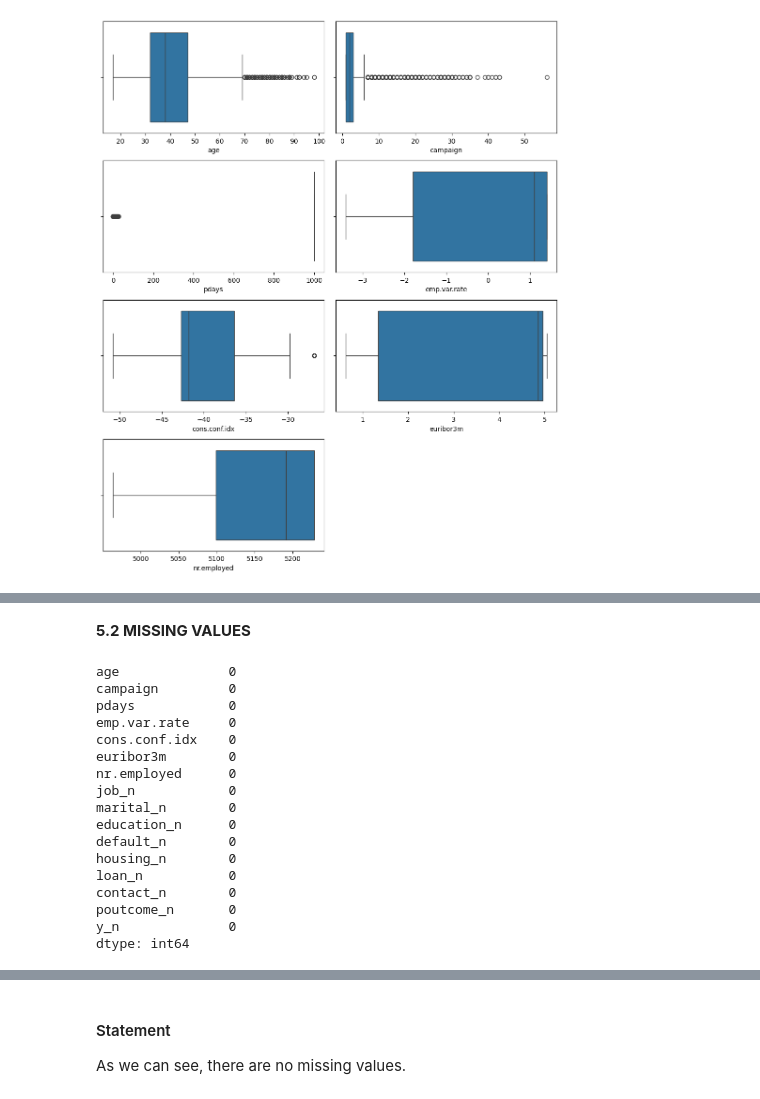
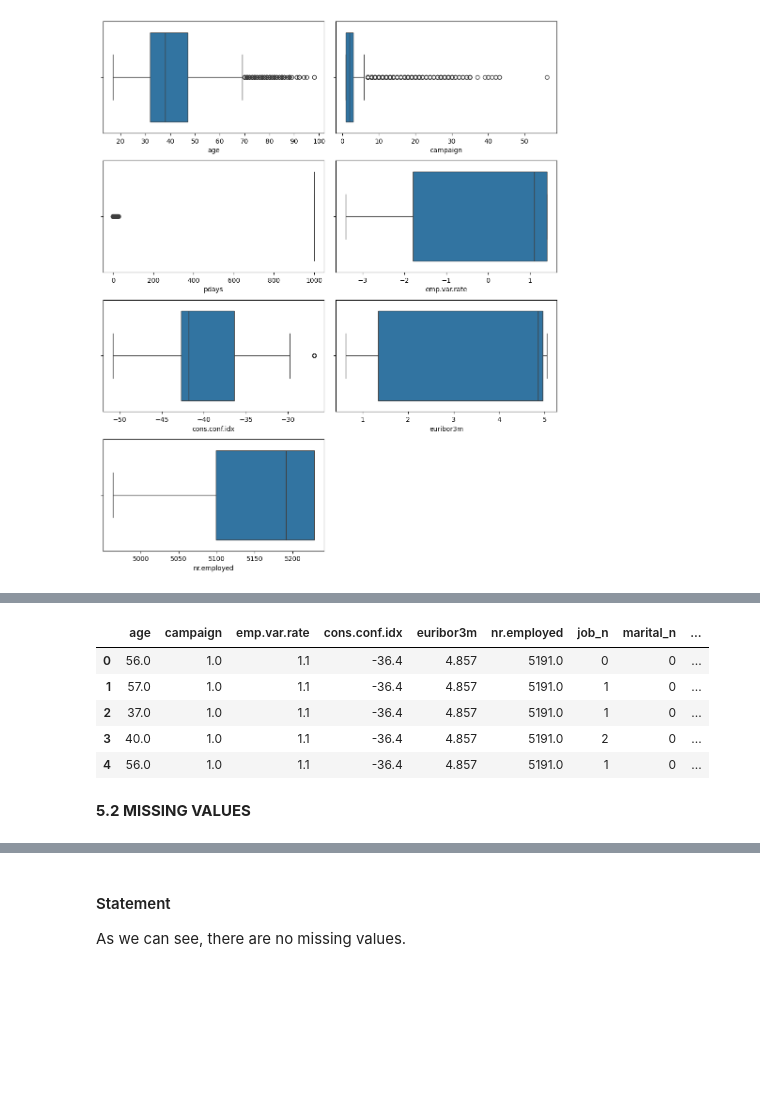
Before and after one commit to RitaViegas/Projetct-Logistic-Regression---Banking-Marketing-Campaign, a Jupyter notebook: src/explore.ipynb, the cells around one changed output, grey strips where cells are left out. Cells and saved outputs as stored; diff of their text form; code cells hidden in the pictures; blank space fills up the shorter version.

```diff
--- a/src/explore.ipynb
+++ b/src/explore.ipynb
@@ -877,22 +889,11 @@ df_without_outliers.head()
+# %%
+df_without_outliers.head()
+# %% [output]
+|  | age | campaign | emp.var.rate | cons.conf.idx | euribor3m | nr.employed | job_n | marital_n | ... |
+| 0 | 56.0 | 1.0 | 1.1 | -36.4 | 4.857 | 5191.0 | 0 | 0 | ... |
+| 1 | 57.0 | 1.0 | 1.1 | -36.4 | 4.857 | 5191.0 | 1 | 0 | ... |
+| 2 | 37.0 | 1.0 | 1.1 | -36.4 | 4.857 | 5191.0 | 1 | 0 | ... |
+| 3 | 40.0 | 1.0 | 1.1 | -36.4 | 4.857 | 5191.0 | 2 | 0 | ... |
+| 4 | 56.0 | 1.0 | 1.1 | -36.4 | 4.857 | 5191.0 | 1 | 0 | ... |
 # %% [markdown]
 **5.2 MISSING VALUES**
-# %%
-df_with_outliers.isnull().sum()
-# %% [output]
-age              0
-campaign         0
-pdays            0
-emp.var.rate     0
-cons.conf.idx    0
-euribor3m        0
-nr.employed      0
-job_n            0
-marital_n        0
-education_n      0
-default_n        0
-housing_n        0
-loan_n           0
-contact_n        0
-poutcome_n       0
-y_n              0
-dtype: int64
```
Also changed, not shown: parts of 39 cells of this notebook, 16 other files.
